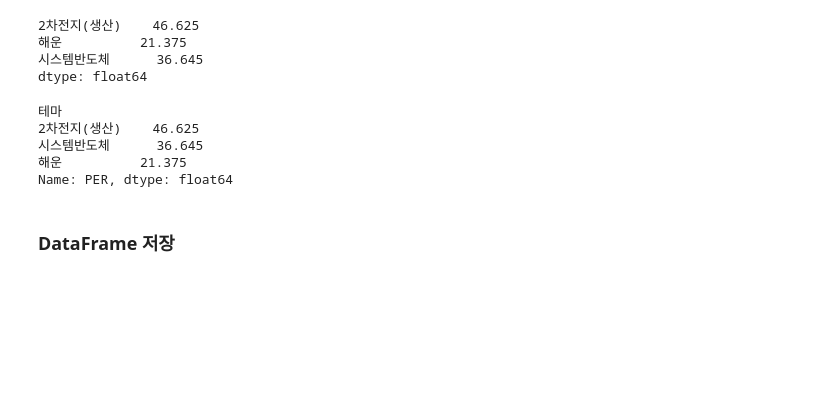
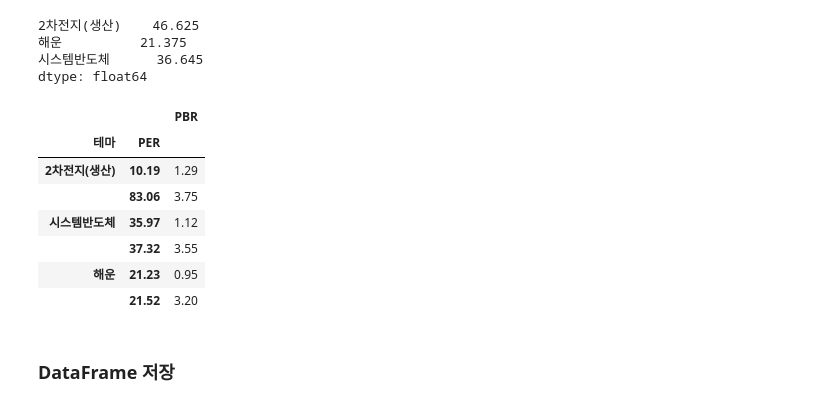
Before and after one commit to 8robbieboy8/GITHUB_TEST, a Jupyter notebook: 튜터링/pandas_study(튜터링)2.ipynb, the cells around one changed output. Drawn from its saved outputs; the diff is of its cells as text; code cells hidden in the pictures; blank space fills up the shorter version.

```diff
--- a/튜터링/pandas_study(튜터링)2.ipynb
+++ b/튜터링/pandas_study(튜터링)2.ipynb
@@ -339,13 +399,17 @@ print(s)
 dtype: float64
 # %%
 # 위 과정을 한번에
-df.groupby("테마")["PER"].mean()
+# df.groupby("테마")["PER"].mean()
+df.groupby(["테마","PER"]).mean()
 # %% [output]
-테마
-2차전지(생산)    46.625
-시스템반도체      36.645
-해운          21.375
-Name: PER, dtype: float64
+|  |  | PBR |
+| 테마 | PER |  |
+| 2차전지(생산) | 10.19 | 1.29 |
+|  | 83.06 | 3.75 |
+| 시스템반도체 | 35.97 | 1.12 |
+|  | 37.32 | 3.55 |
+| 해운 | 21.23 | 0.95 |
+|  | 21.52 | 3.20 |
 # %% [markdown]
 ### DataFrame 저장
 # %% [markdown]
```
Also changed, not shown: parts of 68 cells of this notebook, 2 other files.
